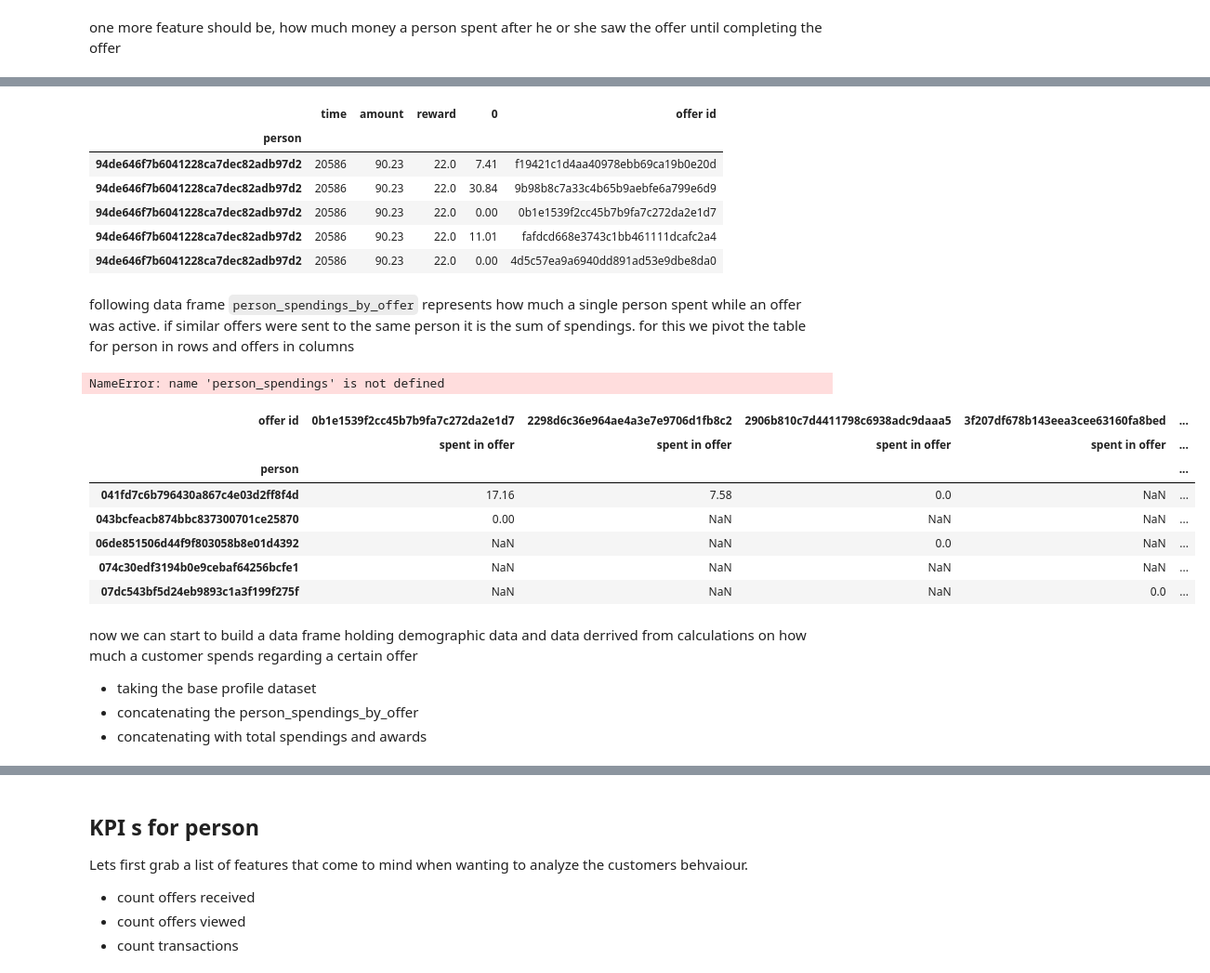
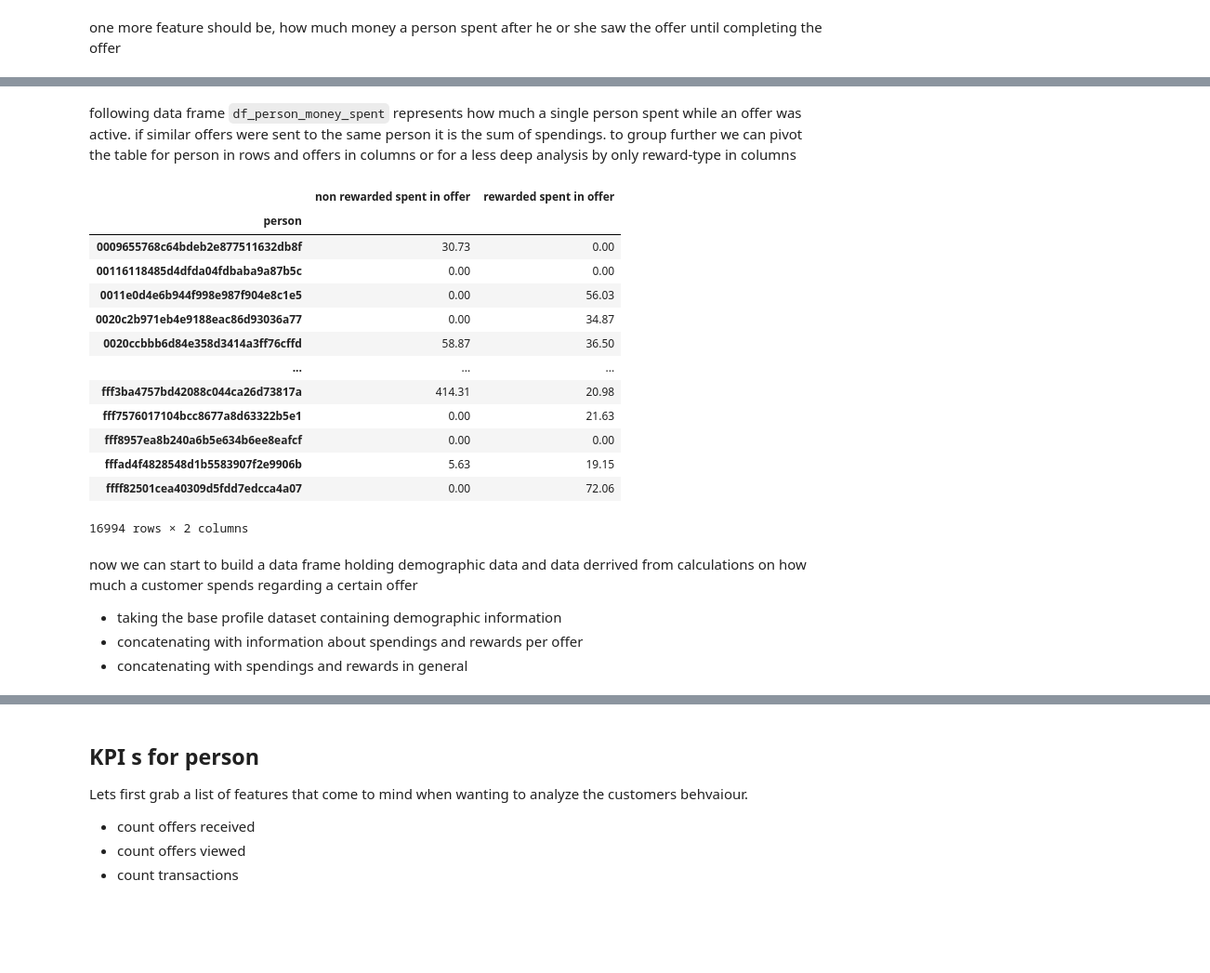
Before and after one commit to udacityML/capstone_starbucks, a Jupyter notebook: Starbucks_Capstone_notebook_app2.ipynb, the cells around one changed output, grey strips where cells are left out. Shown at 93% size. Drawn from its saved outputs; the diff is of its cells as text; code cells hidden in the pictures; blank space fills up the shorter version.

````diff
--- a/Starbucks_Capstone_notebook_app2.ipynb
+++ b/Starbucks_Capstone_notebook_app2.ipynb
@@ -459,0 +486,9 @@ one more feature should be, how much money a person spent after he or she saw th
+# %%
+def offer_dictionary(look_up_df):
+    temp_df = look_up_df.copy()
+    temp_df['offer type'] = temp_df['difficulty'].apply(lambda x: 1 if x >0 else 0)
+    return dict(zip(temp_df['id'],temp_df['offer type']))
+# %%
+#customer_offers['rewarded offer'] = customer_offers['reward'].apply(lambda x: 1 if x>0 else (0 if x==0 else None))
+look_up_offer_type = offer_dictionary(portfolio)
+customer_offers['rewarded offer'] = customer_offers['offer id'].apply(lambda x: look_up_offer_type[x])
@@ -466,12 +542,12 @@ def filter_time_range(df_ele,trange):
 # %%
 %%time
 file_name = 'df_person_money_spent.pkl'
-
+#df_person_money_spent=None
 if os.path.isfile(file_name):
     df_person_money_spent = pd.read_pickle(file_name)
     print('read file {}'.format(file_name))
 else:
-    person_list =list(transcript.groupby('person').count().sort_values('event', ascending=False).index)[0:5]
+    person_list =list(transcript.groupby('person').count().sort_values('event', ascending=False).index)[:]
     person_money_spent = []
     person_money_spent_per_offer=[]
     for i, person in enumerate(person_list):
@@ -492,8 +568,9 @@ else:
             sub_result['offer id'] = offer_id
             person_money_spent_per_offer.append(sub_result)
            # print(len(person_money_spent_per_offer))
-        df_person_money_spent_per_offer = pd.concat(person_money_spent_per_offer,axis=0)
-        person_money_spent.append(df_person_money_spent_per_offer)
+        if len(offer_list) >0:
+            df_person_money_spent_per_offer = pd.concat(person_money_spent_per_offer,axis=0)
+            person_money_spent.append(df_person_money_spent_per_offer)
     df_person_money_spent = pd.concat(person_money_spent,axis=0)
     df_person_money_spent.to_pickle(file_name)
     print('wrote file {}'.format(file_name))
@@ -504,21 +581,2 @@ Wall time: 2.19 ms
-# %%
-file_name = 'df_person_money_spent_sample.pkl'
-
-df_person_money_spent = pd.read_pickle(file_name)
-df_person_money_spent.head()
-# %% [output]
-|  | time | amount | reward | 0 | offer id |
-| person |  |  |  |  |  |
-| 94de646f7b6041228ca7dec82adb97d2 | 20586 | 90.23 | 22.0 | 7.41 | f19421c1d4aa40978ebb69ca19b0e20d |
-| 94de646f7b6041228ca7dec82adb97d2 | 20586 | 90.23 | 22.0 | 30.84 | 9b98b8c7a33c4b65b9aebfe6a799e6d9 |
-| 94de646f7b6041228ca7dec82adb97d2 | 20586 | 90.23 | 22.0 | 0.00 | 0b1e1539f2cc45b7b9fa7c272da2e1d7 |
-| 94de646f7b6041228ca7dec82adb97d2 | 20586 | 90.23 | 22.0 | 11.01 | fafdcd668e3743c1bb461111dcafc2a4 |
-| 94de646f7b6041228ca7dec82adb97d2 | 20586 | 90.23 | 22.0 | 0.00 | 4d5c57ea9a6940dd891ad53e9dbe8da0 |
 # %% [markdown]
-following data frame ```person_spendings_by_offer``` represents how much a single person spent while an offer was active. if similar offers were sent to the same person it is the sum of spendings. for this we pivot the table for person in rows and offers in columns
+following data frame ```df_person_money_spent``` represents how much a single person spent while an offer was active. if similar offers were sent to the same person it is the sum of spendings. to group further we can pivot the table for person in rows and offers in columns or for a less deep analysis by only reward-type in columns
-# %%
-person_spendings.columns = df_person_money_spent.columns.swaplevel(0,1)
-person_spendings.sort_index(axis=1, level=0, inplace=True)
-person_spendings
-# %% [output]
-NameError: name 'person_spendings' is not defined
@@ -527,21 +583,33 @@ df_person_money_spent
 # %%
+group_spending = ['offer id']
+group_spending = ['rewarded offer']
+df_person_money_spent['rewarded offer'] = df_person_money_spent['offer id'].apply(lambda x: look_up_offer_type[x])
 df_person_money_spent.rename(columns={0:'spent in offer'},inplace=True)
-df_person_money_spent_pivot = pd.pivot_table(df_person_money_spent, index=['person'], columns=['offer id'], aggfunc={'spent in offer':'sum'})
+df_person_money_spent_pivot = pd.pivot_table(df_person_money_spent, index=['person'], columns=group_spending, aggfunc={'spent in offer':'sum'})
 df_person_money_spent_pivot.columns = df_person_money_spent_pivot.columns.swaplevel(0,1)
 df_person_money_spent_pivot.sort_index(axis=1,  inplace=True)
+df_person_money_spent_pivot.fillna(value=0,inplace=True)
+df_person_money_spent_pivot.columns.set_levels(['non rewarded','rewarded'],level=0,inplace=True)
+df_person_money_spent_pivot.columns = ['%s%s' % (a, ' %s' % b if b else '') for a, b in df_person_money_spent_pivot.columns]
 #person_spendings_by_offer=df_person_money_spent_pivot.droplevel(0,axis=1)
-df_person_money_spent_pivot.head()
+df_person_money_spent_pivot
 # %% [output]
-| offer id | 0b1e1539f2cc45b7b9fa7c272da2e1d7 | 2298d6c36e964ae4a3e7e9706d1fb8c2 | 2906b810c7d4411798c6938adc9daaa5 | 3f207df678b143eea3cee63160fa8bed | ... |
-|  | spent in offer | spent in offer | spent in offer | spent in offer | ... |
-| person |  |  |  |  | ... |
-| 041fd7c6b796430a867c4e03d2ff8f4d | 17.16 | 7.58 | 0.0 | NaN | ... |
-| 043bcfeacb874bbc837300701ce25870 | 0.00 | NaN | NaN | NaN | ... |
-| 06de851506d44f9f803058b8e01d4392 | NaN | NaN | 0.0 | NaN | ... |
-| 074c30edf3194b0e9cebaf64256bcfe1 | NaN | NaN | NaN | NaN | ... |
-| 07dc543bf5d24eb9893c1a3f199f275f | NaN | NaN | NaN | 0.0 | ... |
+|  | non rewarded spent in offer | rewarded spent in offer |
+| person |  |  |
+| 0009655768c64bdeb2e877511632db8f | 30.73 | 0.00 |
+| 00116118485d4dfda04fdbaba9a87b5c | 0.00 | 0.00 |
+| 0011e0d4e6b944f998e987f904e8c1e5 | 0.00 | 56.03 |
+| 0020c2b971eb4e9188eac86d93036a77 | 0.00 | 34.87 |
+| 0020ccbbb6d84e358d3414a3ff76cffd | 58.87 | 36.50 |
+| ... | ... | ... |
+| fff3ba4757bd42088c044ca26d73817a | 414.31 | 20.98 |
+| fff7576017104bcc8677a8d63322b5e1 | 0.00 | 21.63 |
+| fff8957ea8b240a6b5e634b6ee8eafcf | 0.00 | 0.00 |
+| fffad4f4828548d1b5583907f2e9906b | 5.63 | 19.15 |
+| ffff82501cea40309d5fdd7edcca4a07 | 0.00 | 72.06 |
+16994 rows × 2 columns
 # %% [markdown]
 now we can start to build a data frame holding demographic data and data derrived from calculations on how much a customer spends regarding a certain offer
-- taking the base profile dataset
-- concatenating the person_spendings_by_offer
-- concatenating with total spendings and awards
+- taking the base profile dataset containing demographic information
+- concatenating with information about spendings and rewards per offer
+- concatenating with spendings and rewards in general
````
Also changed, not shown: parts of 76 cells of this notebook, 2 other files.
